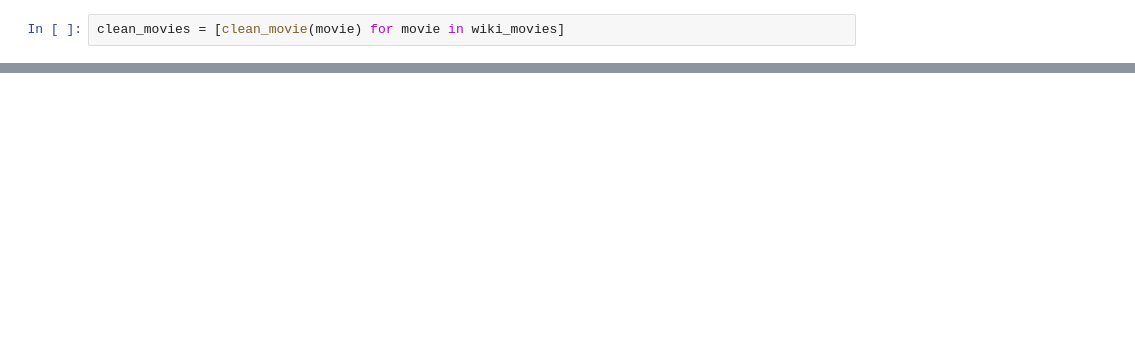
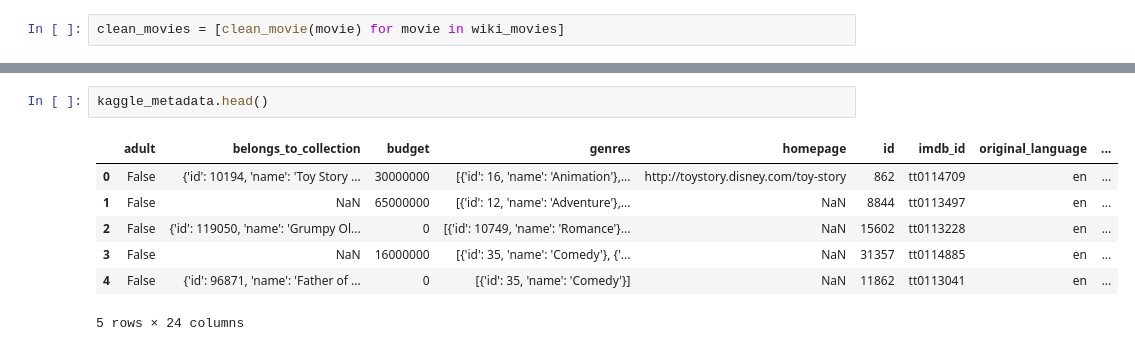
Before and after one commit to JacobSteinfeld/Movies-ETL, a Jupyter notebook: movie_etl.ipynb, the cells around one changed output, grey strips where cells are left out. Saved outputs shown, nothing was run; the diff lists cells and outputs as text; blank space fills up the shorter version.

```diff
--- a/movie_etl.ipynb
+++ b/movie_etl.ipynb
@@ -229,0 +588,10 @@ sorted(wiki_movies_df_one.columns.tolist())
+# %%
+kaggle_metadata.head()
+# %% [output]
+|  | adult | belongs_to_collection | budget | genres | homepage | id | imdb_id | original_language | ... |
+| 0 | False | {'id': 10194, 'name': 'Toy Story ... | 30000000 | [{'id': 16, 'name': 'Animation'},... | http://toystory.disney.com/toy-story | 862 | tt0114709 | en | ... |
+| 1 | False | NaN | 65000000 | [{'id': 12, 'name': 'Adventure'},... | NaN | 8844 | tt0113497 | en | ... |
+| 2 | False | {'id': 119050, 'name': 'Grumpy Ol... | 0 | [{'id': 10749, 'name': 'Romance'}... | NaN | 15602 | tt0113228 | en | ... |
+| 3 | False | NaN | 16000000 | [{'id': 35, 'name': 'Comedy'}, {'... | NaN | 31357 | tt0114885 | en | ... |
+| 4 | False | {'id': 96871, 'name': 'Father of ... | 0 | [{'id': 35, 'name': 'Comedy'}] | NaN | 11862 | tt0113041 | en | ... |
+5 rows × 24 columns
```
Also changed, not shown: parts of 62 cells of this notebook.
